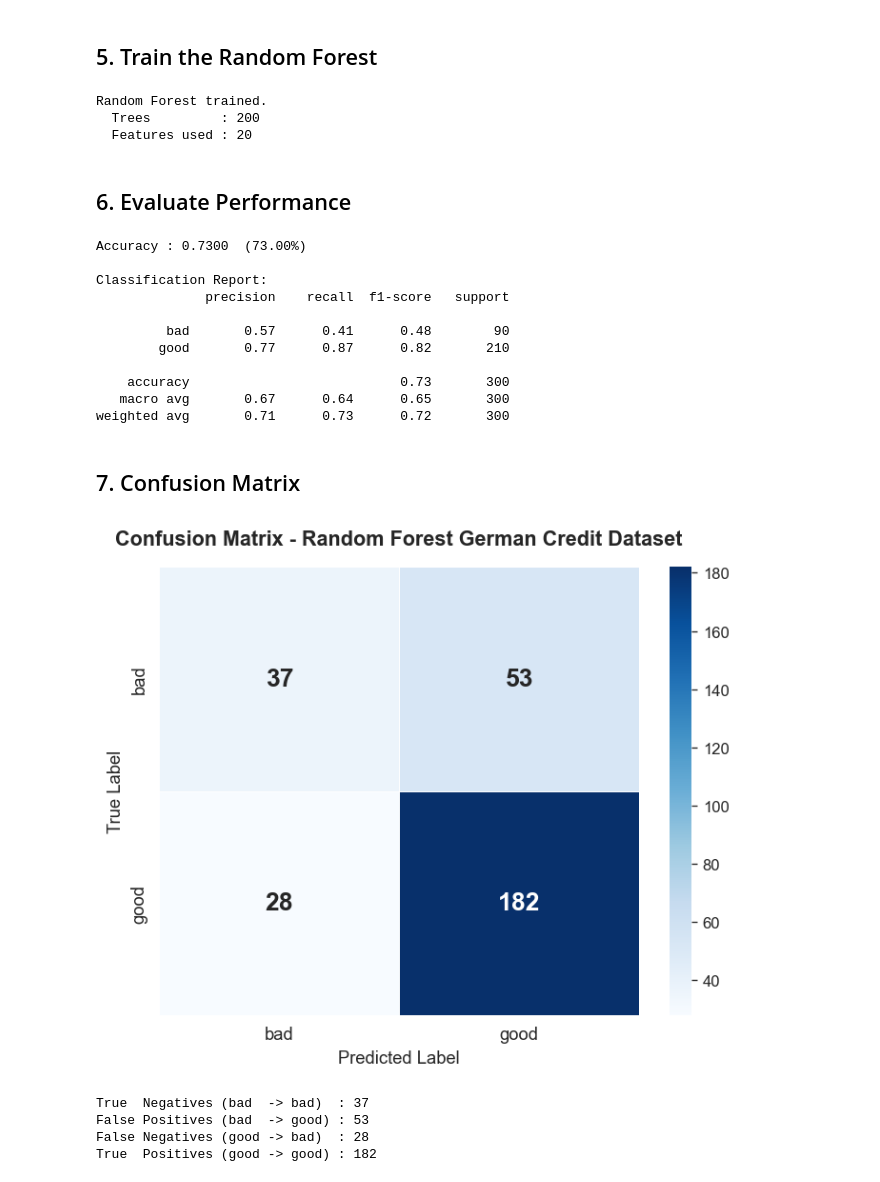
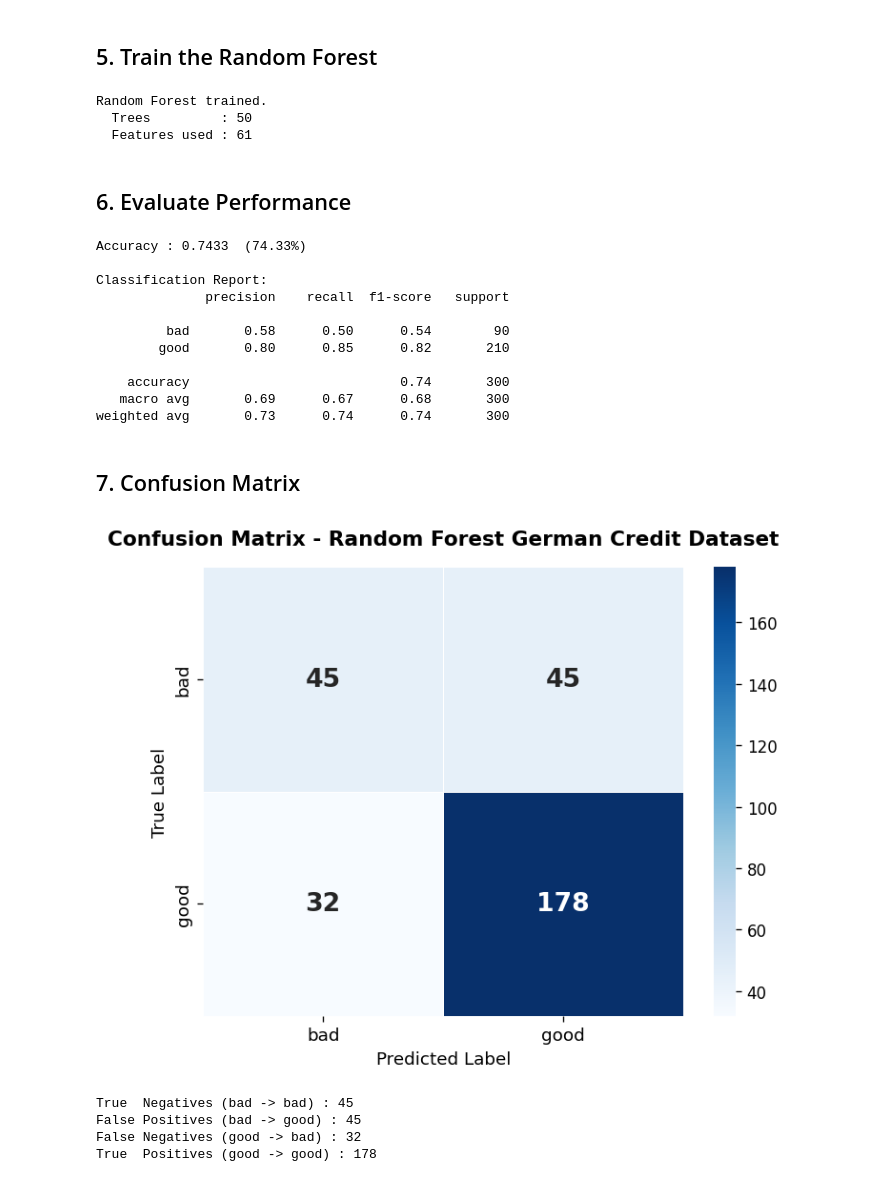
Before and after one commit to cezar03/ExplainableAI, a Jupyter notebook: random_forest.ipynb, the cells around one changed output. Saved outputs shown, nothing was run; the diff lists cells and outputs as text; code cells hidden in the pictures.

```diff
--- a/random_forest.ipynb
+++ b/random_forest.ipynb
@@ -21,8 +20,12 @@ All libraries loaded.
 # %%
 raw_data, meta = arff.loadarff("dataset_31_credit-g.arff")
 df = pd.DataFrame(raw_data)
-for col in df.select_dtypes(include="object").columns:
-    df[col] = df[col].str.decode("utf-8")
+
+def _decode_if_bytes(v):
+    return v.decode("utf-8") if isinstance(v, (bytes, bytearray)) else v
+
+df = df.apply(lambda s: s.map(_decode_if_bytes))
+
 print(f"Shape: {df.shape[0]} rows x {df.shape[1]} columns")
 print(f"Missing values: {df.isnull().sum().sum()}")
 df.head()
@@ -124,7 +150,7 @@ Features         : 20
 ## 5. Train the Random Forest
 # %%
 rf = RandomForestClassifier(
-    n_estimators=200,
+    n_estimators=50,
     max_depth=None,
     min_samples_split=5,
     min_samples_leaf=2,
@@ -139,60 +165,58 @@ print(f"  Trees         : {rf.n_estimators}")
 print(f"  Features used : {rf.n_features_in_}")
 # %% [output]
 Random Forest trained.
-  Trees         : 200
-  Features used : 20
+  Trees         : 50
+  Features used : 61
 # %% [markdown]
 ## 6. Evaluate Performance
 # %%
 y_pred = rf.predict(X_test)
-
-le_class = label_encoders["class"]
-target_names = le_class.classes_
 
 accuracy = accuracy_score(y_test, y_pred)
 print(f"Accuracy : {accuracy:.4f}  ({accuracy*100:.2f}%)")
 print()
 print("Classification Report:")
-print(classification_report(y_test, y_pred, target_names=target_names))
+print(classification_report(y_test, y_pred, labels=class_names, target_names=class_names))
 # %% [output]
-Accuracy : 0.7300  (73.00%)
+Accuracy : 0.7433  (74.33%)
 
 Classification Report:
               precision    recall  f1-score   support
 
-         bad       0.57      0.41      0.48        90
-        good       0.77      0.87      0.82       210
+         bad       0.58      0.50      0.54        90
+        good       0.80      0.85      0.82       210
 
-    accuracy                           0.73       300
-   macro avg       0.67      0.64      0.65       300
-weighted avg       0.71      0.73      0.72       300
+    accuracy                           0.74       300
+   macro avg       0.69      0.67      0.68       300
+weighted avg       0.73      0.74      0.74       300
 # %% [markdown]
 ## 7. Confusion Matrix
 # %%
-cm = confusion_matrix(y_test, y_pred)
+cm = confusion_matrix(y_test, y_pred, labels=class_names)
 
 fig, ax = plt.subplots(figsize=(6, 5))
 sns.heatmap(
     cm, annot=True, fmt="d", cmap="Blues",
     linewidths=0.5, linecolor="white",
-    xticklabels=target_names, yticklabels=target_names,
+    xticklabels=class_names, yticklabels=class_names,
     ax=ax, annot_kws={"size": 16, "weight": "bold"}
 )
 ax.set_title("Confusion Matrix - Random Forest German Credit Dataset", fontsize=13, fontweight="bold", pad=14)
 ax.set_xlabel("Predicted Label", fontsize=11)
 ax.set_ylabel("True Label", fontsize=11)
 ax.tick_params(axis="both", labelsize=11)
 plt.tight_layout()
 plt.show()
 
-tn, fp, fn, tp = cm.ravel()
-print(f"True  Negatives (bad  -> bad)  : {tn}")
-print(f"False Positives (bad  -> good) : {fp}")
-print(f"False Negatives (good -> bad)  : {fn}")
-print(f"True  Positives (good -> good) : {tp}")
+if cm.shape == (2, 2):
+    tn, fp, fn, tp = cm.ravel()
+    print(f"True  Negatives ({class_names[0]} -> {class_names[0]}) : {tn}")
+    print(f"False Positives ({class_names[0]} -> {class_names[1]}) : {fp}")
+    print(f"False Negatives ({class_names[1]} -> {class_names[0]}) : {fn}")
+    print(f"True  Positives ({class_names[1]} -> {class_names[1]}) : {tp}")
 # %% [output]
-[figure, old version]
+[figure, new version]
-True  Negatives (bad  -> bad)  : 37
-False Positives (bad  -> good) : 53
-False Negatives (good -> bad)  : 28
-True  Positives (good -> good) : 182
+True  Negatives (bad -> bad) : 45
+False Positives (bad -> good) : 45
+False Negatives (good -> bad) : 32
+True  Positives (good -> good) : 178
```
Also changed, not shown: parts of 5 cells of this notebook, 5 other files.
